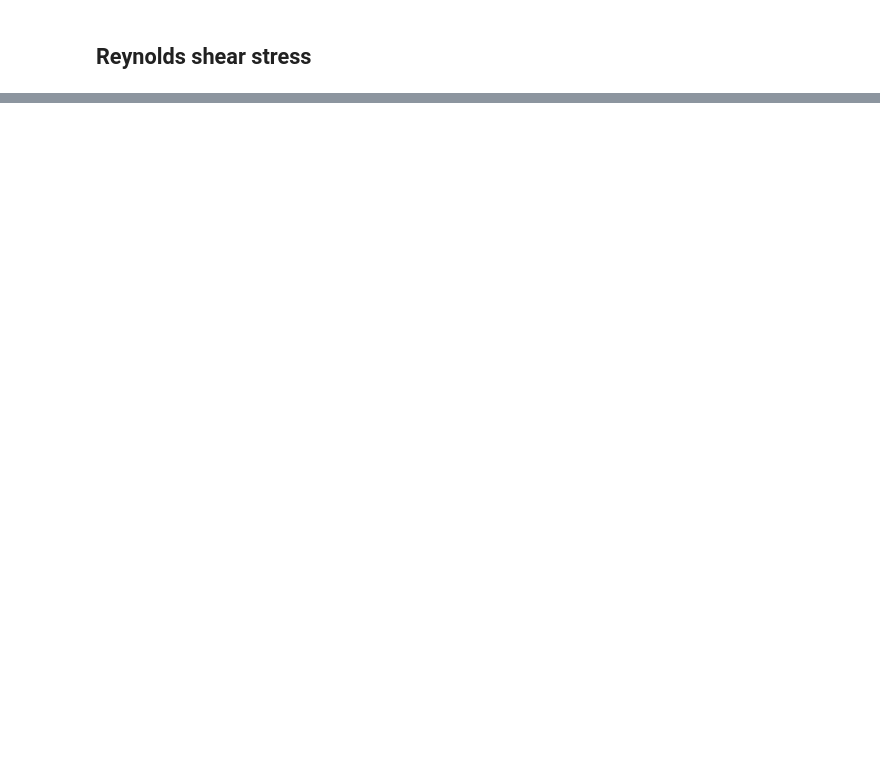
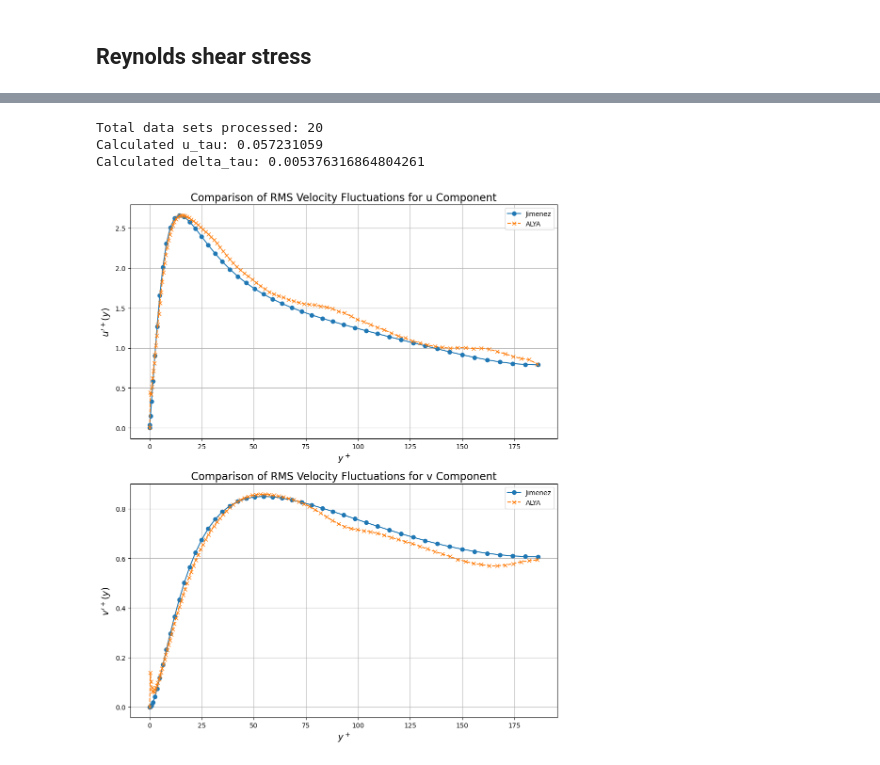
Before and after one commit to corentinprados/Q_event_DRL_control, a Jupyter notebook: ALYA/ALYA_small_load_post_processing.ipynb, the cells around one changed output, grey strips where cells are left out. Drawn from its saved outputs; the diff is of its cells as text; code cells hidden in the pictures; blank space fills up the shorter version.

```diff
--- a/ALYA/ALYA_small_load_post_processing.ipynb
+++ b/ALYA/ALYA_small_load_post_processing.ipynb
@@ -642,0 +957,6 @@ plot_reynolds_shear_stress(dataframe_jimenez, filtered_stress)
+# %%
+# Application
+
+y_min = 0.0/delta_tau  # Define the minimum y-coordinate
+y_max = 1.0/delta_tau  # Define the maximum y-coordinate
+filtered_mean_velocities_normalized = filter_data_by_y(mean_velocities_normalized, y_min, y_max)
@@ -642,0 +1095,53 @@ plot_reynolds_shear_stress(dataframe_jimenez, filtered_stress)
+# %%
+rms_velocities = load_data_and_give_RMS_velocity(directory_path, mean_velocities)
+mean_velocities_normalized, rms_velocities_normalized, u_tau, delta_tau = normalize_data(mean_velocities, rms_velocities, nu)
+filtered_rms_velocities_normalized = filter_data_by_y(rms_velocities_normalized, y_min, y_max)
+# %% [output]
+Total data sets processed: 20
+Calculated u_tau: 0.057231059
+Calculated delta_tau: 0.005376316864804261
+# %%
+def plot_rms_velocity_fluctuations_uv(dataframe_jimenez, filtered_rms_velocities_normalized):
+    """
+    Plots the RMS velocity fluctuations for both the u and v components against the y-coordinate for data
+    from Jimenez and ALYA in two separate subplots.
+
+    Parameters:
+    - dataframe_jimenez (DataFrame): Contains the Jimenez dataset with columns such as "y+", "u'+", "v'+", etc.
+    - filtered_rms_velocities_normalized (DataFrame): Contains ALYA data with columns such as "y", "u_prime", "v_prime".
+
+    Both dataframes are expected to have appropriate columns for plotting the RMS velocity fluctuations against y-coordinate.
+    """
+    # Create a figure with two subplots
+    fig, (ax1, ax2) = plt.subplots(2, 1, figsize=(10, 12))
+
+    # Plot for u' RMS fluctuations
+    ax1.plot(dataframe_jimenez['y+'], dataframe_jimenez["u'+"], label='Jimenez', marker='o', linestyle='-')
+    ax1.plot(filtered_rms_velocities_normalized.index, filtered_rms_velocities_normalized['u_prime'], label='ALYA', marker='x', linestyle='--')
+    #ax1.set_xscale('log')
+    ax1.set_xlabel('$y^+$', fontsize=14)
+    ax1.set_ylabel('$u\'^+(y)$', fontsize=14)
+    ax1.set_title('Comparison of RMS Velocity Fluctuations for u Component', fontsize=16)
+    ax1.legend()
+    ax1.grid(True)
+
+    # Plot for v' RMS fluctuations
+    ax2.plot(dataframe_jimenez['y+'], dataframe_jimenez["v'+"], label='Jimenez', marker='o', linestyle='-')
+    ax2.plot(filtered_rms_velocities_normalized.index, filtered_rms_velocities_normalized['v_prime'], label='ALYA', marker='x', linestyle='--')
+    #ax2.set_xscale('log')
+    ax2.set_xlabel('$y^+$', fontsize=14)
+    ax2.set_ylabel('$v\'^+(y)$', fontsize=14)
+    ax2.set_title('Comparison of RMS Velocity Fluctuations for v Component', fontsize=16)
+    ax2.legend()
+    ax2.grid(True)
+
+    # Adjust layout to prevent overlap
+    plt.tight_layout()
+
+    # Show the plots
+    plt.show()
+
+# Example usage:
+plot_rms_velocity_fluctuations_uv(dataframe_jimenez, filtered_rms_velocities_normalized)
+# %% [output]
+[figure, added]
```
Also changed, not shown: parts of 37 cells of this notebook, 4 other files.
